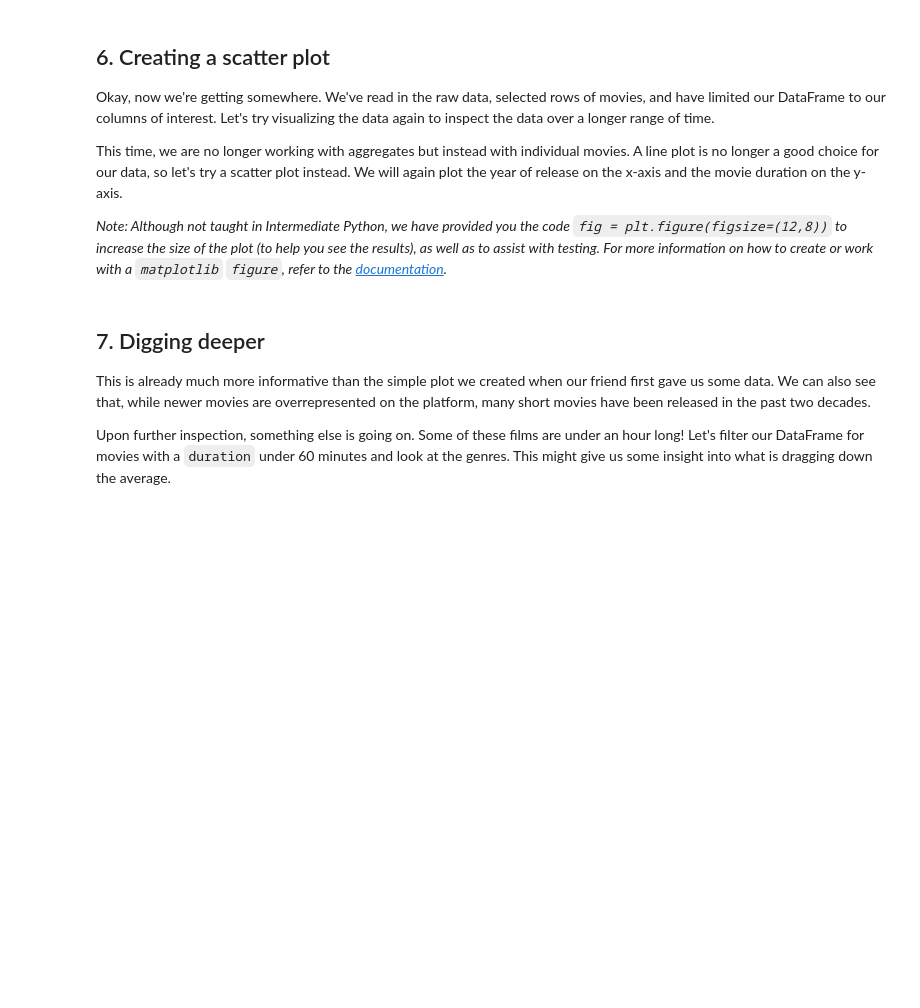
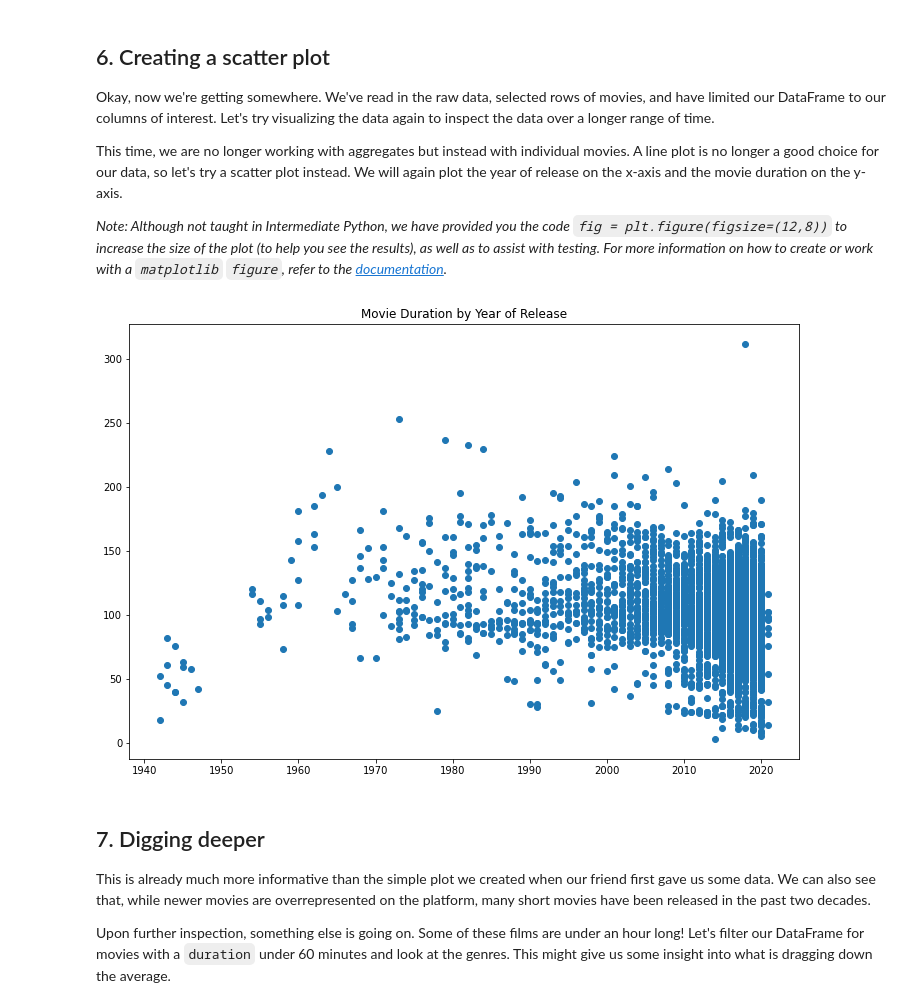
Before and after one commit to nsfoliveira/DataScience_and_DataAnalysis, a Jupyter notebook: Projectt_InvestigatingNetflixMoviesAandGuestStarsInTheOffice/Notebook_CT_DS_PROJECT_1.ipynb, the cells around one changed output. Drawn from its saved outputs; the diff is of its cells as text; code cells hidden in the pictures; blank space fills up the shorter version.

Commit message:
Update Notebook_CT_DS_PROJECT_1.ipynb
Plotando gráfico de dispersão utilizando o dataframe 'netflix_movies_col_subset'

```diff
--- a/Projectt_InvestigatingNetflixMoviesAandGuestStarsInTheOffice/Notebook_CT_DS_PROJECT_1.ipynb
+++ b/Projectt_InvestigatingNetflixMoviesAandGuestStarsInTheOffice/Notebook_CT_DS_PROJECT_1.ipynb
@@ -116,15 +116,17 @@ netflix_movies_col_subset.head(5)
 # %%
 # Create a figure and increase the figure size
 fig = plt.figure(figsize=(12,8))
 
 # Create a scatter plot of duration versus year
-...
+plt.scatter('release_year', 'duration', data=netflix_movies_col_subset)
 
 # Create a title
-...
+plt.title("Movie Duration by Year of Release")
 
 # Show the plot
-...
+plt.show()
+# %% [output]
+[figure, added]
 # %% [markdown]
 ## 7. Digging deeper
 <p>This is already much more informative than the simple plot we created when our friend first gave us some data. We can also see that, while newer movies are overrepresented on the platform, many short movies have been released in the past two decades.</p>
```
